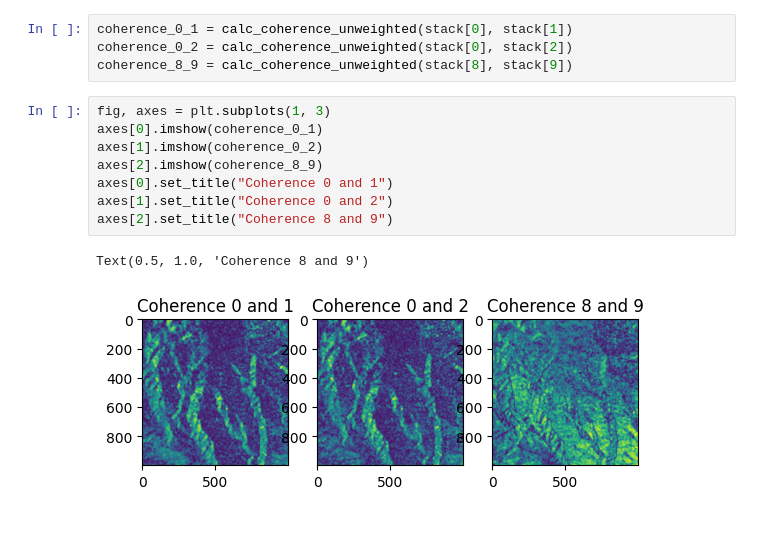
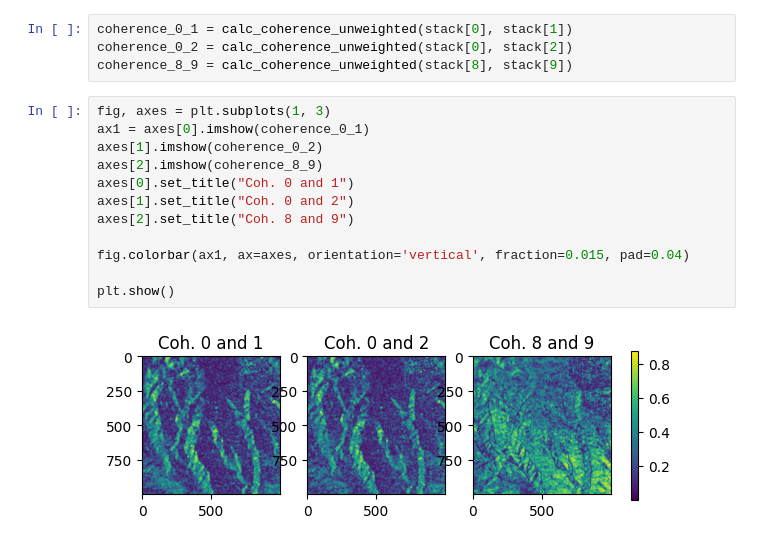
Before and after one commit to julober/snowex_uavsar_coherence, a Jupyter notebook: notebooks/basic_coherence_calc.ipynb, the cells around one changed output. Drawn from its saved outputs; the diff is of its cells as text.

Commit message:
plot updates

```diff
--- a/notebooks/basic_coherence_calc.ipynb
+++ b/notebooks/basic_coherence_calc.ipynb
@@ -69,12 +69,15 @@ coherence_0_2 = calc_coherence_unweighted(stack[0], stack[2])
 coherence_8_9 = calc_coherence_unweighted(stack[8], stack[9])
 # %%
 fig, axes = plt.subplots(1, 3)
-axes[0].imshow(coherence_0_1)
+ax1 = axes[0].imshow(coherence_0_1)
 axes[1].imshow(coherence_0_2)
 axes[2].imshow(coherence_8_9)
-axes[0].set_title("Coherence 0 and 1")
-axes[1].set_title("Coherence 0 and 2")
-axes[2].set_title("Coherence 8 and 9")
+axes[0].set_title("Coh. 0 and 1")
+axes[1].set_title("Coh. 0 and 2")
+axes[2].set_title("Coh. 8 and 9")
+
+fig.colorbar(ax1, ax=axes, orientation='vertical', fraction=0.015, pad=0.04)
+
+plt.show()
 # %% [output]
-Text(0.5, 1.0, 'Coherence 8 and 9')
-[figure, old version]
+[figure, new version]
```
